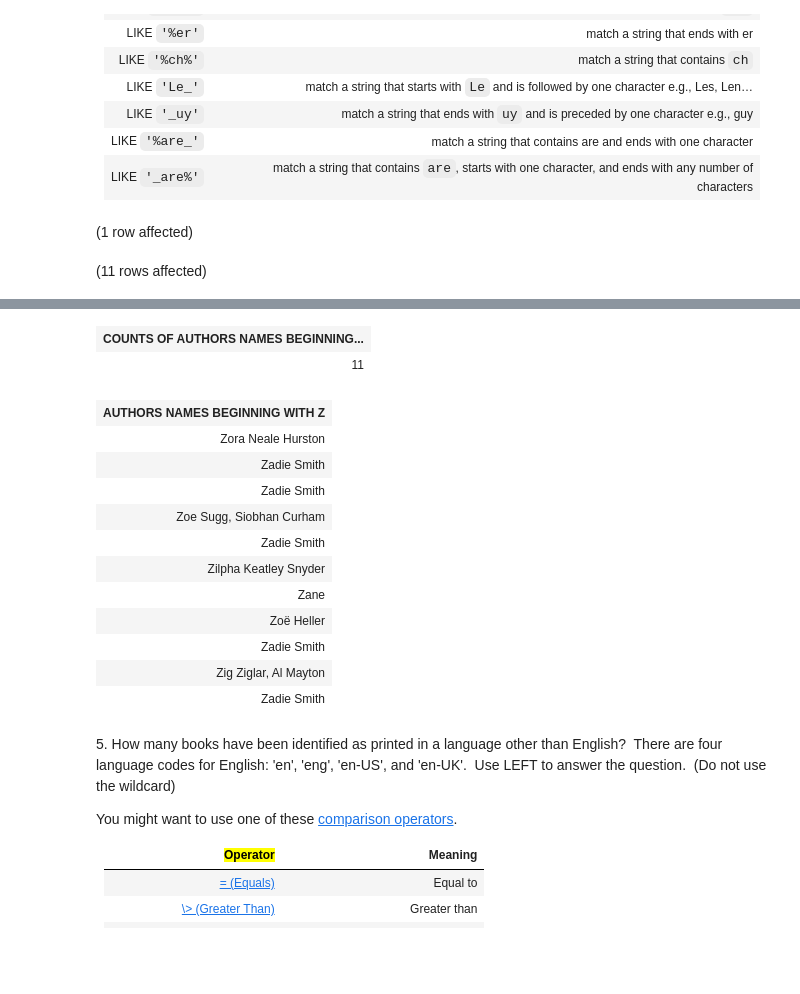
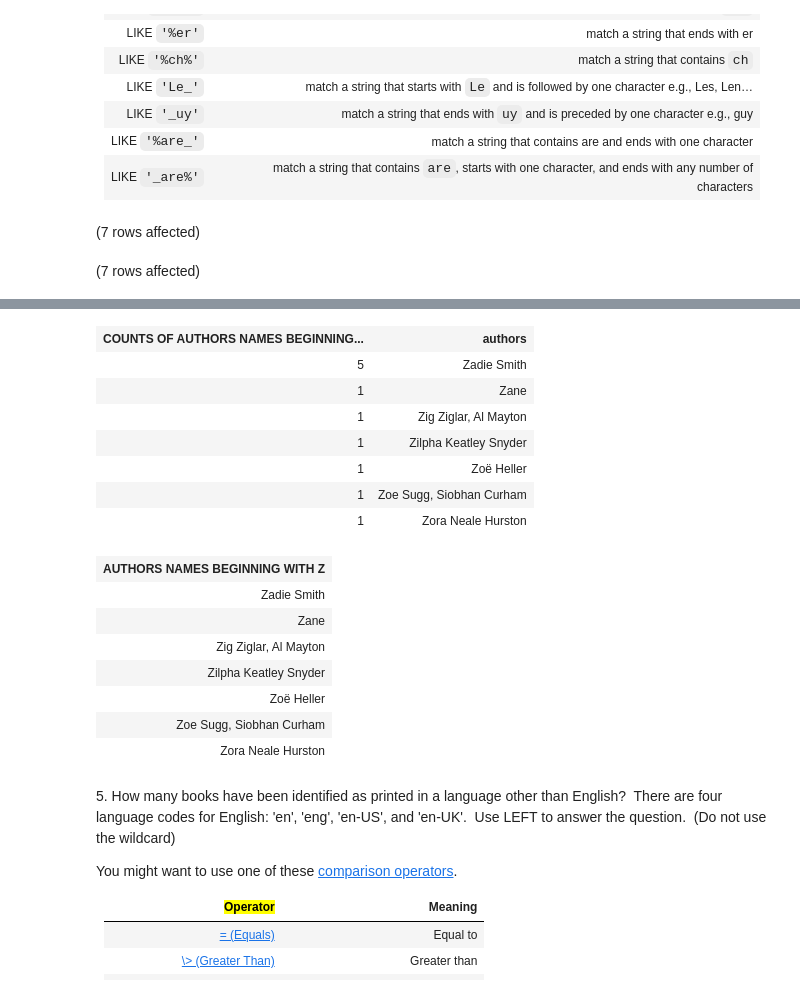
Before and after one commit to hollyhira/Studio12_SQL-Part-2, a Jupyter notebook: SQL-Part-2-Studio.ipynb, the cells around one changed output, grey strips where cells are left out. Drawn from its saved outputs; the diff is of its cells as text; code cells hidden in the pictures; blank space fills up the shorter version.

```diff
--- a/SQL-Part-2-Studio.ipynb
+++ b/SQL-Part-2-Studio.ipynb
@@ -92,10 +110,10 @@ Total execution time: 00:00:00.141
 # %%
 -- Code here:
 USE BooksDB
-SELECT COUNT(authors) AS 'COUNTS OF AUTHORS NAMES BEGINNING WITH Z' FROM books WHERE authors LIKE 'z%'
+SELECT COUNT(authors) AS 'COUNTS OF AUTHORS NAMES BEGINNING WITH Z', authors FROM books WHERE authors LIKE 'z%' GROUP BY authors
 
 USE BooksDB
-SELECT authors AS 'AUTHORS NAMES BEGINNING WITH Z' FROM books WHERE authors LIKE 'Z%'
+SELECT DISTINCT(authors) AS 'AUTHORS NAMES BEGINNING WITH Z' FROM books WHERE authors LIKE 'Z%'
 # %% [output]
-(1 row affected)
+(7 rows affected)
-(11 rows affected)
+(7 rows affected)
@@ -103,17 +121,19 @@ Total execution time: 00:00:00.085
-| COUNTS OF AUTHORS NAMES BEGINNING... |
-| 11 |
+| COUNTS OF AUTHORS NAMES BEGINNING... | authors |
+| 5 | Zadie Smith |
+| 1 | Zane |
+| 1 | Zig Ziglar, Al Mayton |
+| 1 | Zilpha Keatley Snyder |
+| 1 | Zoë Heller |
+| 1 | Zoe Sugg, Siobhan Curham |
+| 1 | Zora Neale Hurston |
 | AUTHORS NAMES BEGINNING WITH Z |
+| Zadie Smith |
+| Zane |
+| Zig Ziglar, Al Mayton |
+| Zilpha Keatley Snyder |
+| Zoë Heller |
+| Zoe Sugg, Siobhan Curham |
 | Zora Neale Hurston |
-| Zadie Smith |
-| Zadie Smith |
-| Zoe Sugg, Siobhan Curham |
-| Zadie Smith |
-| Zilpha Keatley Snyder |
-| Zane |
-| Zoë Heller |
-| Zadie Smith |
-| Zig Ziglar, Al Mayton |
-| Zadie Smith |
 # %% [markdown]
 5\. How many books have been identified as printed in a language other than English?  There are four language codes for English: 'en', 'eng', 'en-US', and 'en-UK'.  Use LEFT to answer the question.  (Do not use the wildcard)
 
```
Also changed, not shown: parts of 11 cells of this notebook.
